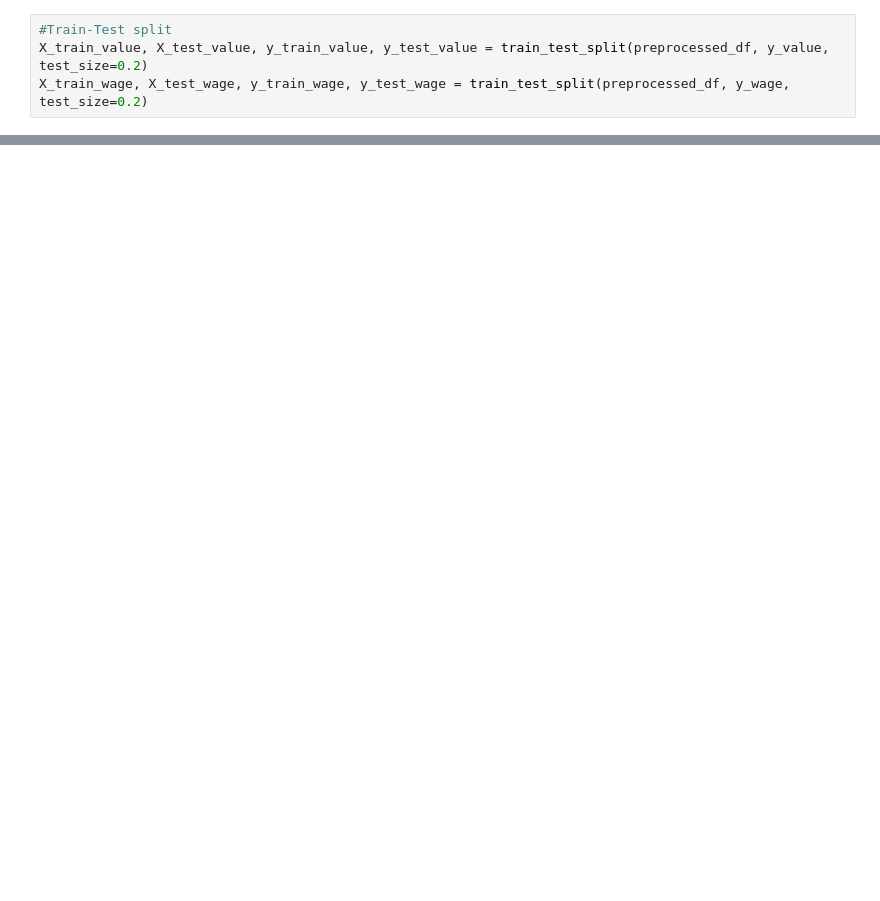
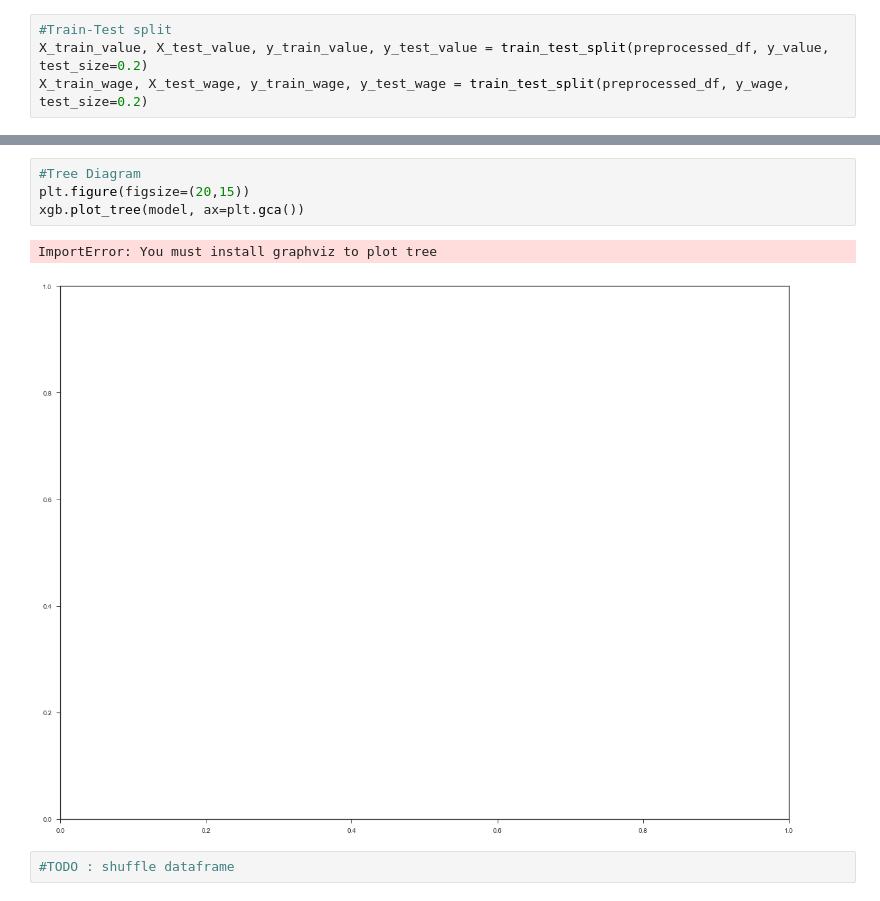
Before and after one commit to Fournierp/Fifa18, a Jupyter notebook: Fifa 18 Model.ipynb, the cells around one changed output, grey strips where cells are left out. Drawn from its saved outputs; the diff is of its cells as text; blank space fills up the shorter version.

```diff
--- a/Fifa 18 Model.ipynb
+++ b/Fifa 18 Model.ipynb
@@ -829,0 +952,9 @@ Did not expect the data types in fields Nationality, Club
+# %%
+#Tree Diagram
+plt.figure(figsize=(20,15))
+xgb.plot_tree(model, ax=plt.gca())
+# %% [output]
+ImportError: You must install graphviz to plot tree
+[figure, added]
+# %%
+#TODO : shuffle dataframe
```
Also changed, not shown: parts of 20 cells of this notebook.
